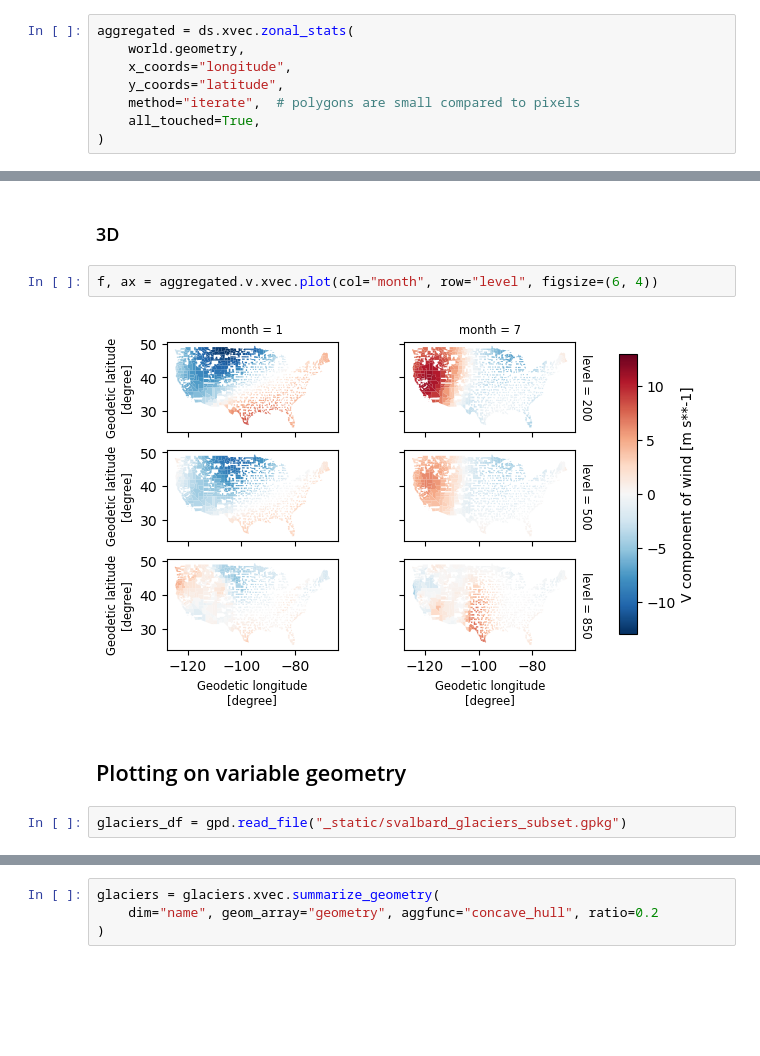
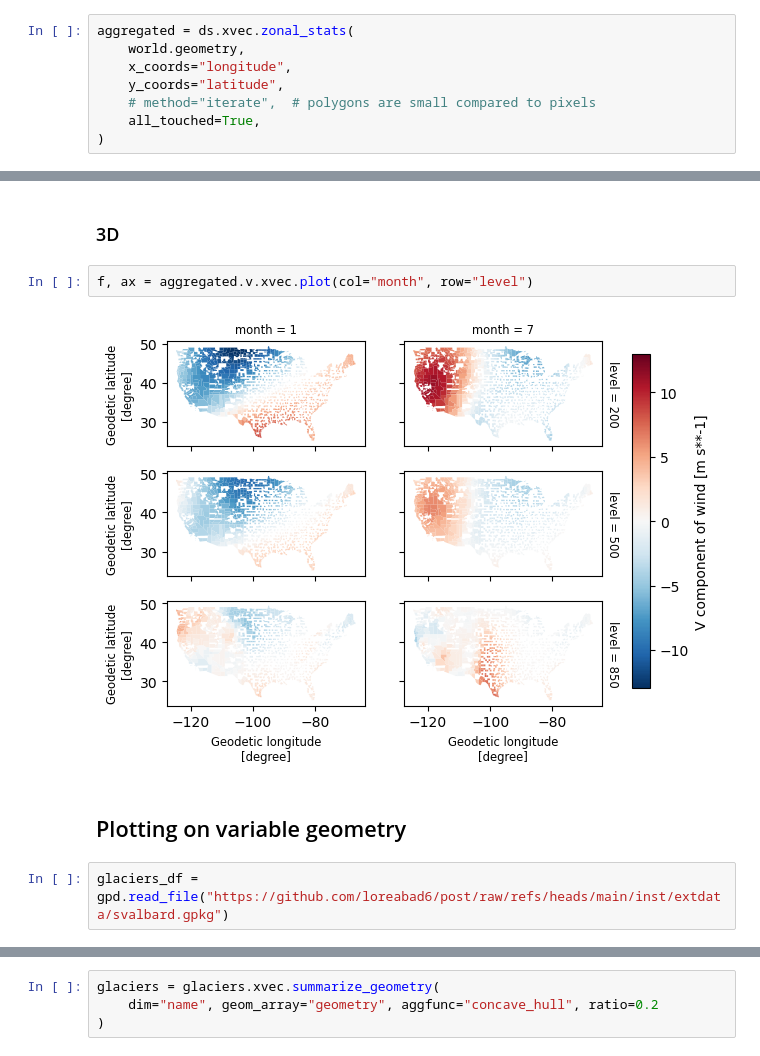
Before and after one commit to xarray-contrib/xvec, a Jupyter notebook: doc/source/plotting.ipynb, the cells around one changed output, grey strips where cells are left out. Drawn from its saved outputs; the diff is of its cells as text; blank space fills up the shorter version.

```diff
--- a/doc/source/plotting.ipynb
+++ b/doc/source/plotting.ipynb
@@ -19,7 +19,7 @@ aggregated = ds.xvec.zonal_stats(
     world.geometry,
     x_coords="longitude",
     y_coords="latitude",
-    method="iterate",  # polygons are small compared to pixels
+    # method="iterate",  # polygons are small compared to pixels
     all_touched=True,
 )
 # %% [markdown]
@@ -42,13 +42,13 @@ f, ax = aggregated.u.sel(month=1).xvec.plot(
 # %% [markdown]
 ### 3D
 # %%
-f, ax = aggregated.v.xvec.plot(col="month", row="level", figsize=(6, 4))
+f, ax = aggregated.v.xvec.plot(col="month", row="level")
 # %% [output]
-[figure, old version]
+[figure, new version]
 # %% [markdown]
 ## Plotting on variable geometry
-# %%
-glaciers_df = gpd.read_file("_static/svalbard_glaciers_subset.gpkg")
+# %%
+glaciers_df = gpd.read_file("https://github.com/loreabad6/post/raw/refs/heads/main/inst/extdata/svalbard.gpkg")
 # %%
 glaciers = (
     glaciers_df.set_index(["name", "year"])
```
Also changed, not shown: parts of 8 cells of this notebook, 5 other files.
